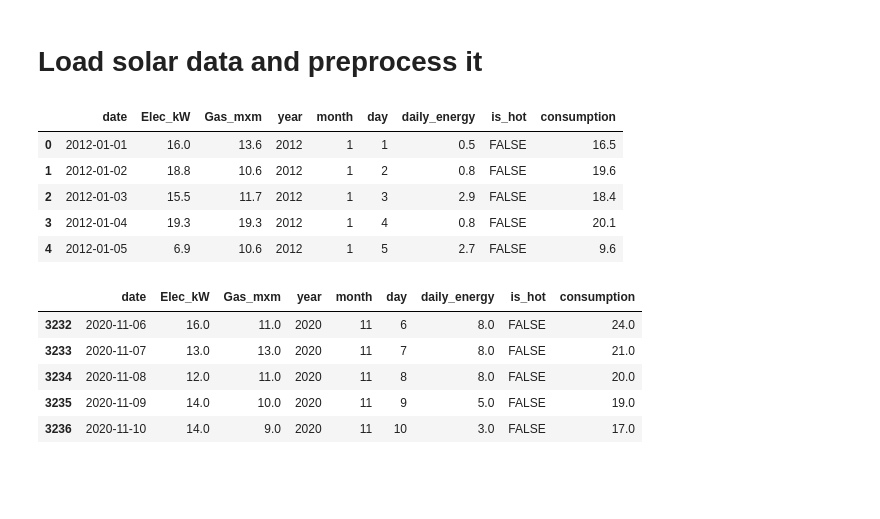
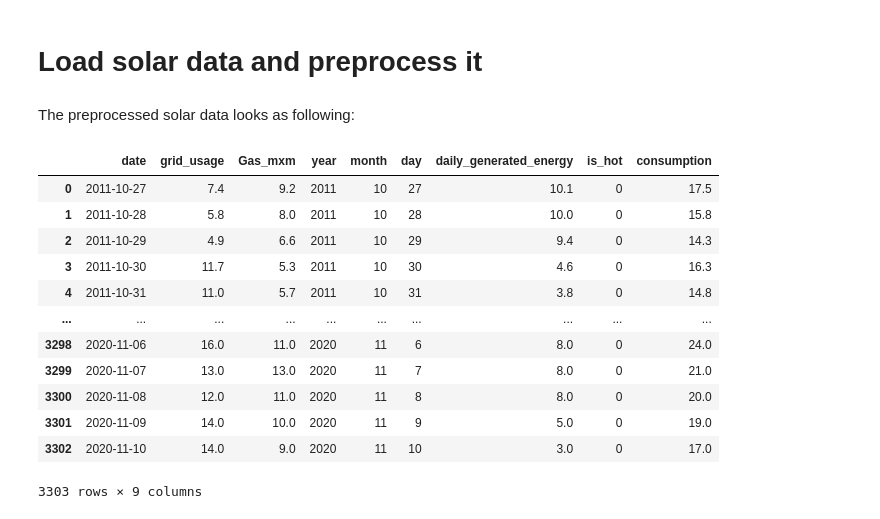
Before and after one commit to ffabi/VisualAnalysis, a Jupyter notebook: Mérési_solar_HF_AEP0TG_OZFKFP.ipynb, the cells around one changed output. Cells and saved outputs as stored; diff of their text form; code cells hidden in the pictures; blank space fills up the shorter version.

```diff
--- a/Mérési_solar_HF_AEP0TG_OZFKFP.ipynb
+++ b/Mérési_solar_HF_AEP0TG_OZFKFP.ipynb
@@ -154,11 +156,10 @@ os.environ['KAGGLE_KEY'] = "a06083fe469934fbd0ec143ea1681c92"
 !unzip -q -u solarpanelspower.zip
 # %%
+# load data from csv file
 solar = pd.read_csv('PV_Elec_Gas3.csv', ',')
+
 solar = solar.rename(columns = {"Unnamed: 0" : "date"})
-
-# Adaptation, dataset changed
-solar = solar.rename(columns = {"Cumulative_solar_power" : "cum_power"})
-solar = solar.rename(columns = {"kWh electricity/day" : "Elec_kW"})
+solar = solar.rename(columns = {"kWh electricity/day" : "grid_usage"})
 solar = solar.rename(columns = {"Gas/day" : "Gas_mxm"})
 
 # create separate year, month, day values
@@ -167,42 +168,41 @@ solar['year'] = pd.to_numeric(solar['date'].dt.strftime('%Y'))
 solar['month'] = pd.to_numeric(solar['date'].dt.strftime('%m'))
 solar['day'] = pd.to_numeric(solar['date'].dt.strftime('%d'))
 
-# calculate daily power
+# calculate daily generated energy
 solar = solar.set_index("date")
 solar2 = solar.shift(periods=1, freq='D', axis=0)
-solar['cum_power_shift'] = solar2.loc[:,'cum_power']
-solar['daily_energy'] = solar['cum_power'].values - solar['cum_power_shift'].values
+solar['Cumulative_solar_power_shift'] = solar2.loc[:,'Cumulative_solar_power']
+solar['daily_generated_energy'] = solar['Cumulative_solar_power'].values - solar['Cumulative_solar_power_shift'].values
 
-solar = solar[(solar["year"] >= 2012)]
+# solar = solar[(solar["year"] >= 2012)]
+solar = solar[solar["daily_generated_energy"].notna()]
 
-solar = solar.drop(['cum_power'], axis=1)
-solar = solar.drop(['cum_power_shift'], axis=1)
+solar = solar.drop(['Cumulative_solar_power'], axis=1)
+solar = solar.drop(['Cumulative_solar_power_shift'], axis=1)
 solar = solar.reset_index()
-# solar["date"] = pd.to_datetime(solar["date"])
 
-solar["is_hot"] = solar["Gas_mxm"] <= 3 # todo: compare to and use weather data
-mask = solar.applymap(type) != bool
-d = {True: 'TRUE', False: 'FALSE'}
-solar = solar.where(mask, solar.replace(d))
+# create is_hot column featuring low gas usages
+solar["is_hot"] = solar["Gas_mxm"] <= 3
+solar["is_hot"] = solar["is_hot"].astype(int)
 
-solar["consumption"] = solar["Elec_kW"] + solar["daily_energy"]
+solar["consumption"] = solar["grid_usage"] + solar["daily_generated_energy"]
 
 solar = solar.sort_values(by="date").reset_index(drop=True)
+# %% [markdown]
+The preprocessed solar data looks as following:
 # %%
-solar.head(5)
+solar
 # %% [output]
-|  | date | Elec_kW | Gas_mxm | year | month | day | daily_energy | is_hot | consumption |
-| 0 | 2012-01-01 | 16.0 | 13.6 | 2012 | 1 | 1 | 0.5 | FALSE | 16.5 |
-| 1 | 2012-01-02 | 18.8 | 10.6 | 2012 | 1 | 2 | 0.8 | FALSE | 19.6 |
-| 2 | 2012-01-03 | 15.5 | 11.7 | 2012 | 1 | 3 | 2.9 | FALSE | 18.4 |
-| 3 | 2012-01-04 | 19.3 | 19.3 | 2012 | 1 | 4 | 0.8 | FALSE | 20.1 |
-| 4 | 2012-01-05 | 6.9 | 10.6 | 2012 | 1 | 5 | 2.7 | FALSE | 9.6 |
+|  | date | grid_usage | Gas_mxm | year | month | day | daily_generated_energy | is_hot | consumption |
+| 0 | 2011-10-27 | 7.4 | 9.2 | 2011 | 10 | 27 | 10.1 | 0 | 17.5 |
+| 1 | 2011-10-28 | 5.8 | 8.0 | 2011 | 10 | 28 | 10.0 | 0 | 15.8 |
+| 2 | 2011-10-29 | 4.9 | 6.6 | 2011 | 10 | 29 | 9.4 | 0 | 14.3 |
+| 3 | 2011-10-30 | 11.7 | 5.3 | 2011 | 10 | 30 | 4.6 | 0 | 16.3 |
+| 4 | 2011-10-31 | 11.0 | 5.7 | 2011 | 10 | 31 | 3.8 | 0 | 14.8 |
+| ... | ... | ... | ... | ... | ... | ... | ... | ... | ... |
+| 3298 | 2020-11-06 | 16.0 | 11.0 | 2020 | 11 | 6 | 8.0 | 0 | 24.0 |
+| 3299 | 2020-11-07 | 13.0 | 13.0 | 2020 | 11 | 7 | 8.0 | 0 | 21.0 |
+| 3300 | 2020-11-08 | 12.0 | 11.0 | 2020 | 11 | 8 | 8.0 | 0 | 20.0 |
+| 3301 | 2020-11-09 | 14.0 | 10.0 | 2020 | 11 | 9 | 5.0 | 0 | 19.0 |
+| 3302 | 2020-11-10 | 14.0 | 9.0 | 2020 | 11 | 10 | 3.0 | 0 | 17.0 |
+3303 rows × 9 columns
-# %%
-solar.tail(5)
-# %% [output]
-|  | date | Elec_kW | Gas_mxm | year | month | day | daily_energy | is_hot | consumption |
-| 3232 | 2020-11-06 | 16.0 | 11.0 | 2020 | 11 | 6 | 8.0 | FALSE | 24.0 |
-| 3233 | 2020-11-07 | 13.0 | 13.0 | 2020 | 11 | 7 | 8.0 | FALSE | 21.0 |
-| 3234 | 2020-11-08 | 12.0 | 11.0 | 2020 | 11 | 8 | 8.0 | FALSE | 20.0 |
-| 3235 | 2020-11-09 | 14.0 | 10.0 | 2020 | 11 | 9 | 5.0 | FALSE | 19.0 |
-| 3236 | 2020-11-10 | 14.0 | 9.0 | 2020 | 11 | 10 | 3.0 | FALSE | 17.0 |
```
Also changed, not shown: parts of 31 cells of this notebook.
